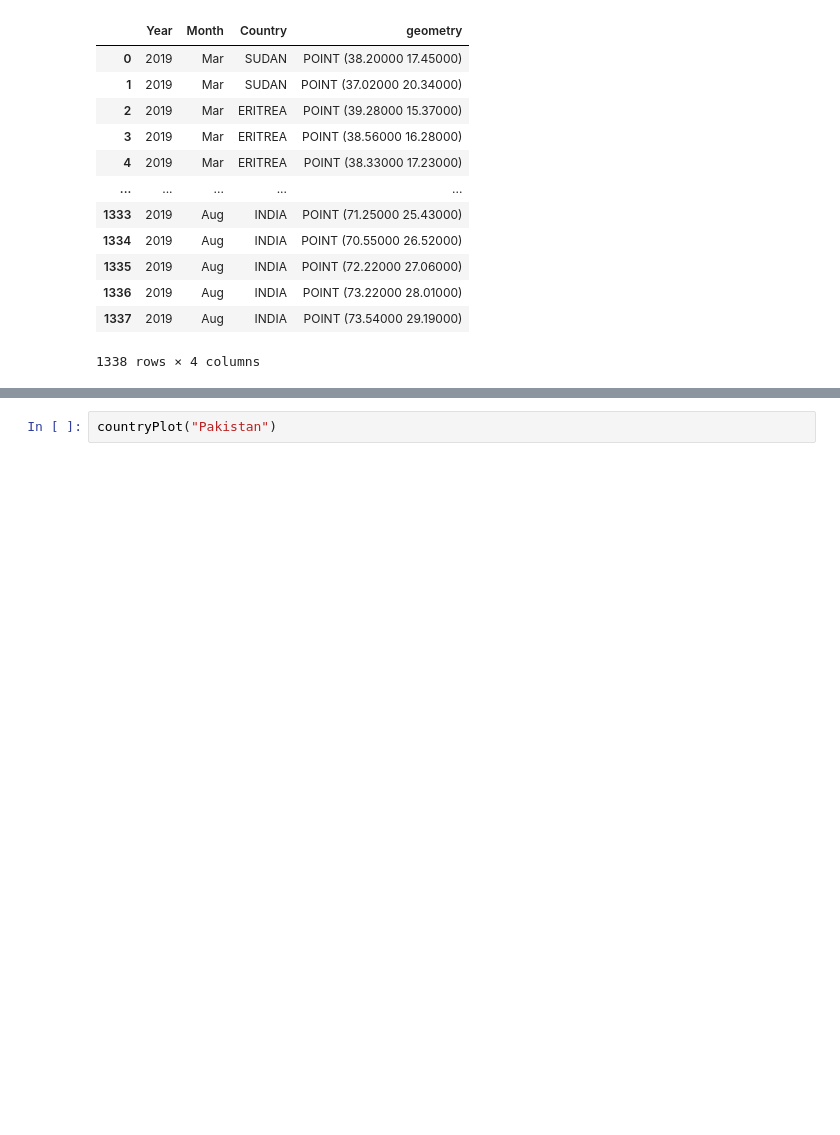
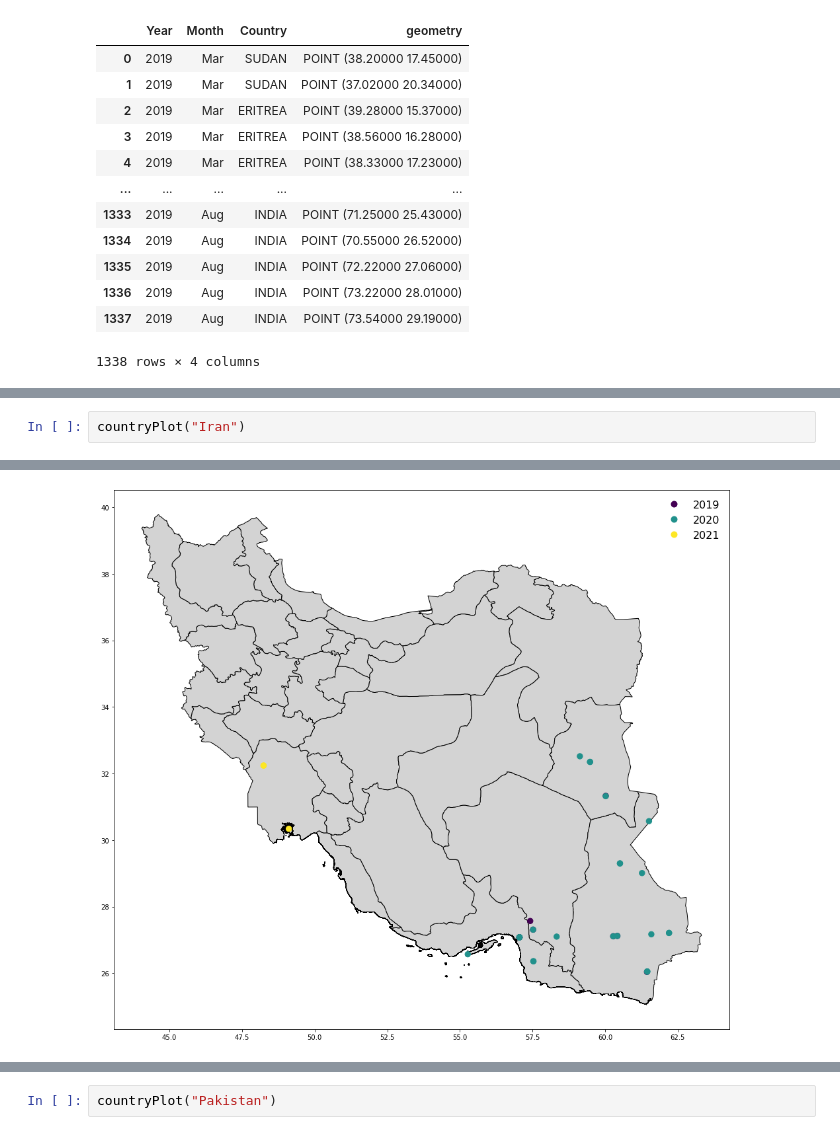
Before and after one commit to Reaganokoth/internship, a Jupyter notebook: Plotting_DL_treatment.ipynb, the cells around one changed output, grey strips where cells are left out. Cells and saved outputs as stored; diff of their text form; blank space fills up the shorter version.

```diff
--- a/Plotting_DL_treatment.ipynb
+++ b/Plotting_DL_treatment.ipynb
@@ -440,0 +551,3 @@ def countryPlot(country):
+# %%
+countryPlot("Iran")
+# %% [output]
@@ -440,0 +556 @@ def countryPlot(country):
+[figure, added]
```
Also changed, not shown: parts of 26 cells of this notebook, 16 other files.
